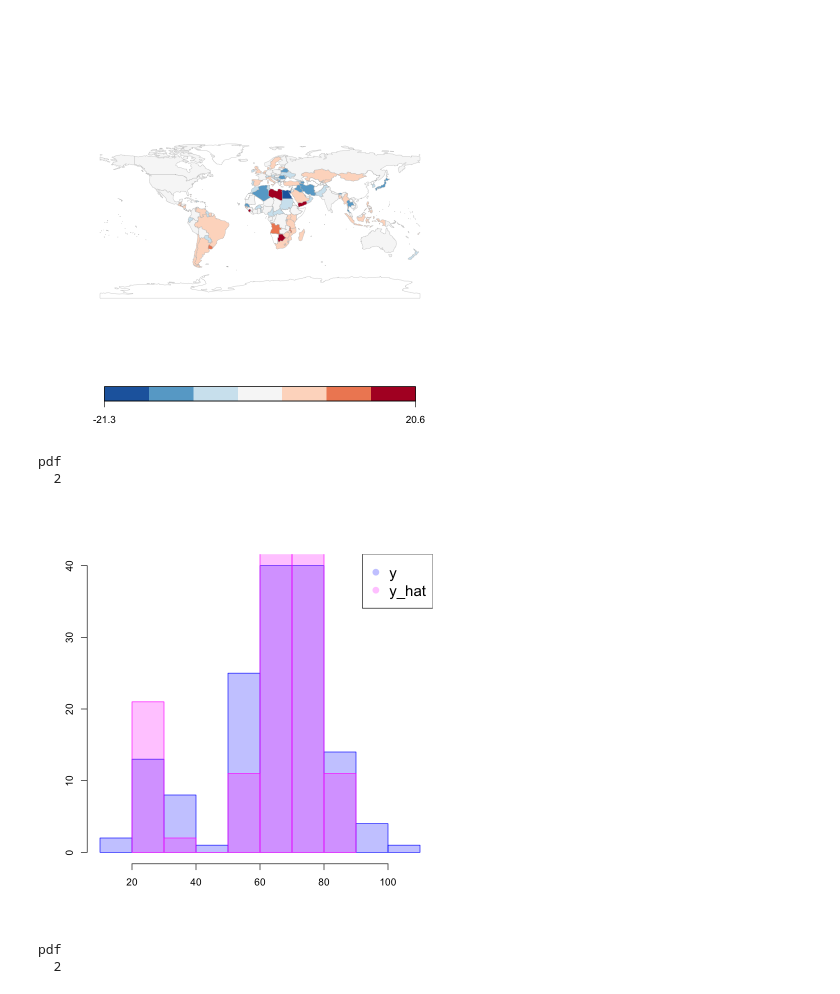
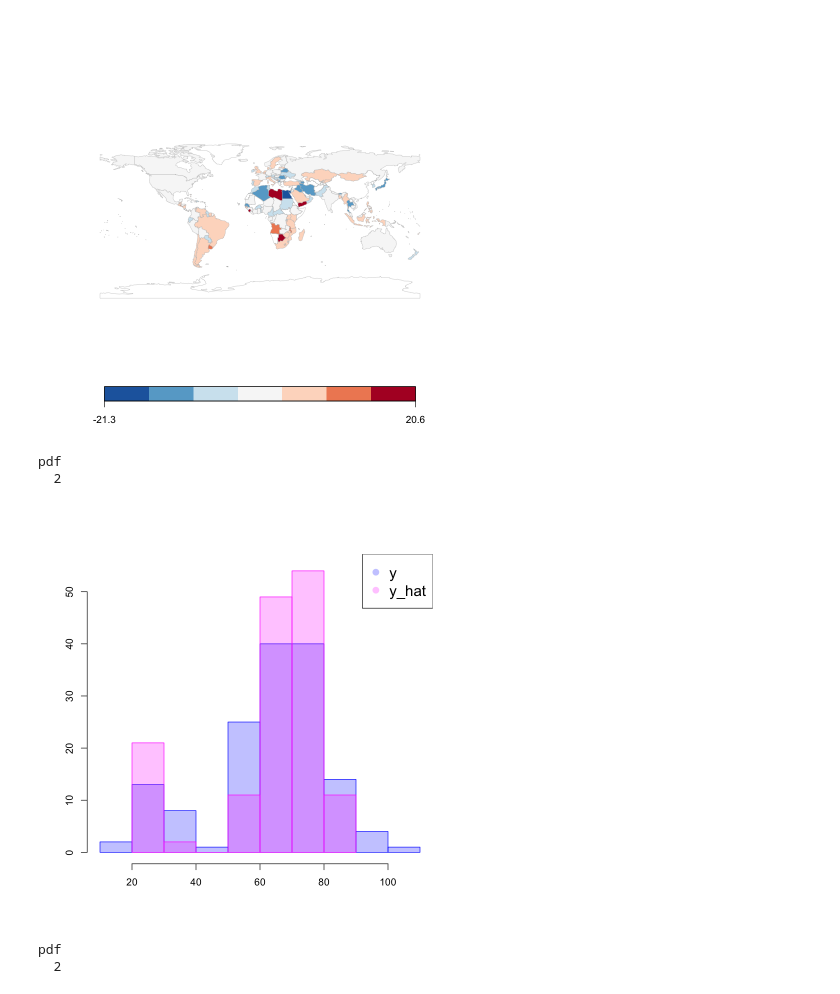
Before and after one commit to nori0724/COVID-19, a Jupyter notebook: notebook/修論用/4.6章解析結果可視化用_r.ipynb, the cells around one changed output. Saved outputs shown, nothing was run; the diff lists cells and outputs as text; code cells hidden in the pictures.

```diff
--- a/notebook/修論用/4.6章解析結果可視化用_r.ipynb
+++ b/notebook/修論用/4.6章解析結果可視化用_r.ipynb
@@ -218,18 +203,18 @@ pdf
 # %%
 pdf("/Users/masanoritakahashi/Documents/講義/ゼミ/M2/空間生存時間/修士論文/plot/exp2_y_y_hat.pdf")
 
-hist(df$date_first, col = "#0000ff40", border = "#0000ff", main="", xlab="", ylab="")
-hist(df$exp2_y_hat, col = "#ff00ff40", border = "#ff00ff", add = TRUE, main="", xlab="", ylab="")
+hist(df$date_first, col = "#0000ff40", border = "#0000ff", main="", xlab="", ylab="", ylim=c(0, 55))
+hist(df$exp2_y_hat, col = "#ff00ff40", border = "#ff00ff", add = TRUE, main="", xlab="", ylab="", ylim=c(0, 55))
 legend("topright", legend=c("y", "y_hat"), col=c("#0000ff40", "#ff00ff40"), pch=16, cex=1.5)
 dev.off()
 
-hist(df$date_first, col = "#0000ff40", border = "#0000ff", main="", xlab="", ylab="")
-hist(df$exp2_y_hat, col = "#ff00ff40", border = "#ff00ff", add = TRUE, main="", xlab="", ylab="")
+hist(df$date_first, col = "#0000ff40", border = "#0000ff", main="", xlab="", ylab="", ylim=c(0, 55))
+hist(df$exp2_y_hat, col = "#ff00ff40", border = "#ff00ff", add = TRUE, main="", xlab="", ylab="", ylim=c(0, 55))
 legend("topright", legend=c("y", "y_hat"), col=c("#0000ff40", "#ff00ff40"), pch=16, cex=1.5)
 # %% [output]
 pdf
   2
-[figure, old version]
+[figure, new version]
 # %%
 setEPS()
 postscript("/Users/masanoritakahashi/Documents/講義/ゼミ/M2/空間生存時間/修士論文/plot/exp2_gamma_world.eps")
```
Also changed, not shown: parts of 3 cells of this notebook, 5 other files.
